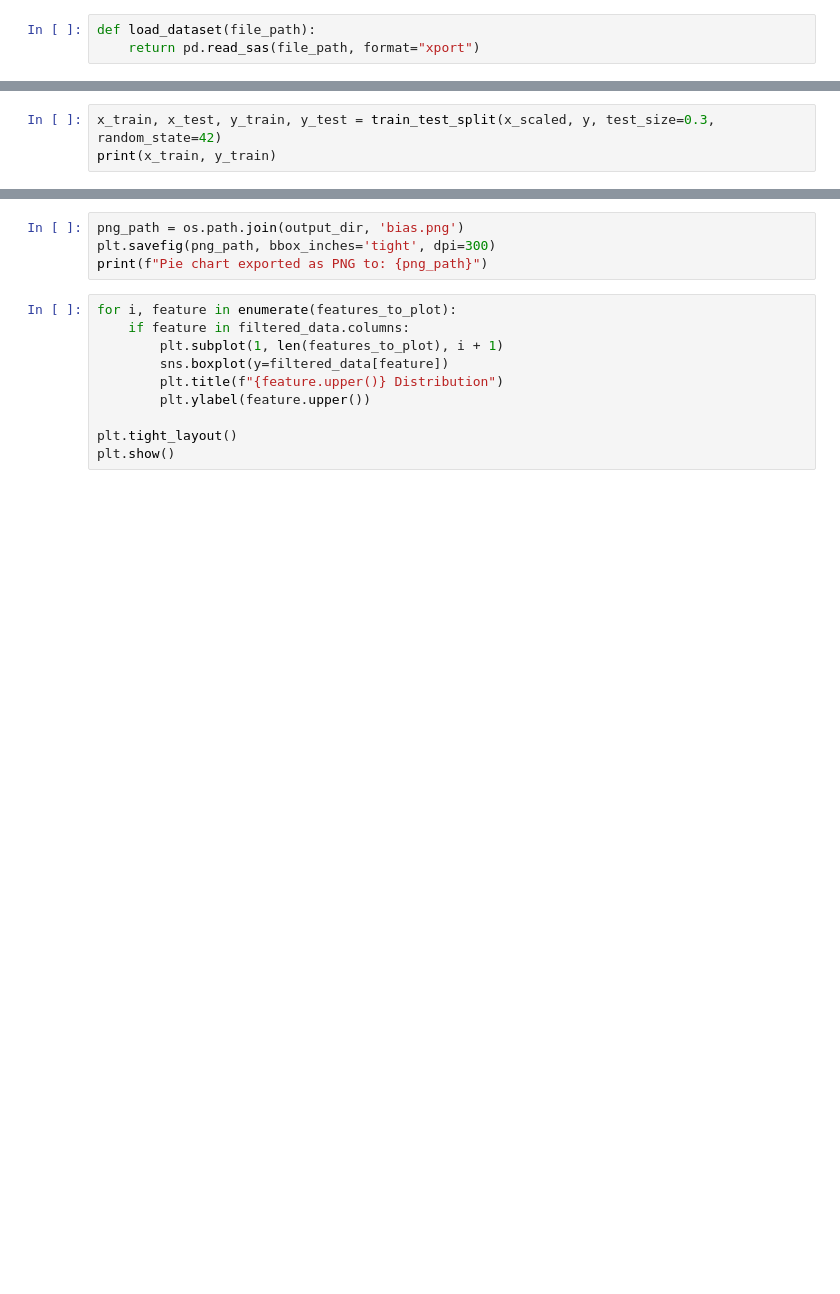
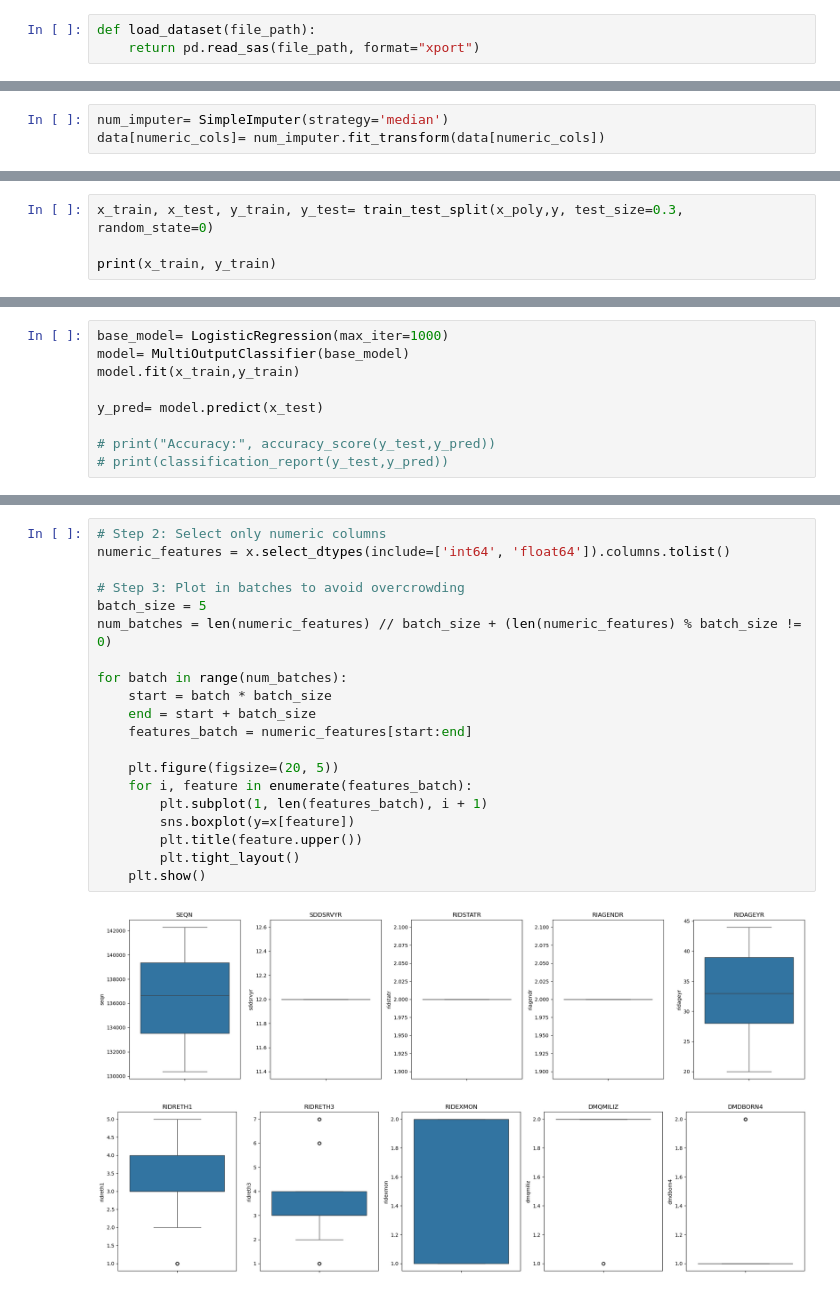
Before and after one commit to manaswithasunkara/Bias-mititgation-Healthcare-, a Jupyter notebook: Bias_Mitigation.ipynb, the cells around one changed output, grey strips where cells are left out. Cells and saved outputs as stored; diff of their text form; blank space fills up the shorter version.

Commit message:
updated code with boxplots

```diff
--- a/Bias_Mitigation.ipynb
+++ b/Bias_Mitigation.ipynb
@@ -83 +197,4 @@ data
+# %%
+num_imputer= SimpleImputer(strategy='median')
+data[numeric_cols]= num_imputer.fit_transform(data[numeric_cols])
 # %%
@@ -110,3 +291,4 @@ x_poly = poly.fit_transform(x_scaled)
 # %%
-x_train, x_test, y_train, y_test = train_test_split(x_scaled, y, test_size=0.3, random_state=42)
+x_train, x_test, y_train, y_test= train_test_split(x_poly,y, test_size=0.3, random_state=0)
+
 print(x_train, y_train)
@@ -119 +320,10 @@ y_pred = model.predict(x_test)
+# %%
+base_model= LogisticRegression(max_iter=1000)
+model= MultiOutputClassifier(base_model)
+model.fit(x_train,y_train)
+
+y_pred= model.predict(x_test)
+
+# print("Accuracy:", accuracy_score(y_test,y_pred))
+# print(classification_report(y_test,y_pred))
 # %%
@@ -140,14 +366,23 @@ plt.show()
-# %%
-png_path = os.path.join(output_dir, 'bias.png')
-plt.savefig(png_path, bbox_inches='tight', dpi=300)
-print(f"Pie chart exported as PNG to: {png_path}")
-# %%
-for i, feature in enumerate(features_to_plot):
-    if feature in filtered_data.columns:
-        plt.subplot(1, len(features_to_plot), i + 1)
-        sns.boxplot(y=filtered_data[feature])
-        plt.title(f"{feature.upper()} Distribution")
-        plt.ylabel(feature.upper())
-
-plt.tight_layout()
-plt.show()
+# %%
+# Step 2: Select only numeric columns
+numeric_features = x.select_dtypes(include=['int64', 'float64']).columns.tolist()
+
+# Step 3: Plot in batches to avoid overcrowding
+batch_size = 5
+num_batches = len(numeric_features) // batch_size + (len(numeric_features) % batch_size != 0)
+
+for batch in range(num_batches):
+    start = batch * batch_size
+    end = start + batch_size
+    features_batch = numeric_features[start:end]
+
+    plt.figure(figsize=(20, 5))
+    for i, feature in enumerate(features_batch):
+        plt.subplot(1, len(features_batch), i + 1)
+        sns.boxplot(y=x[feature])
+        plt.title(feature.upper())
+        plt.tight_layout()
+    plt.show()
+# %% [output]
+[figure, added]
+[figure, added]
```
Also changed, not shown: parts of 35 cells of this notebook.
